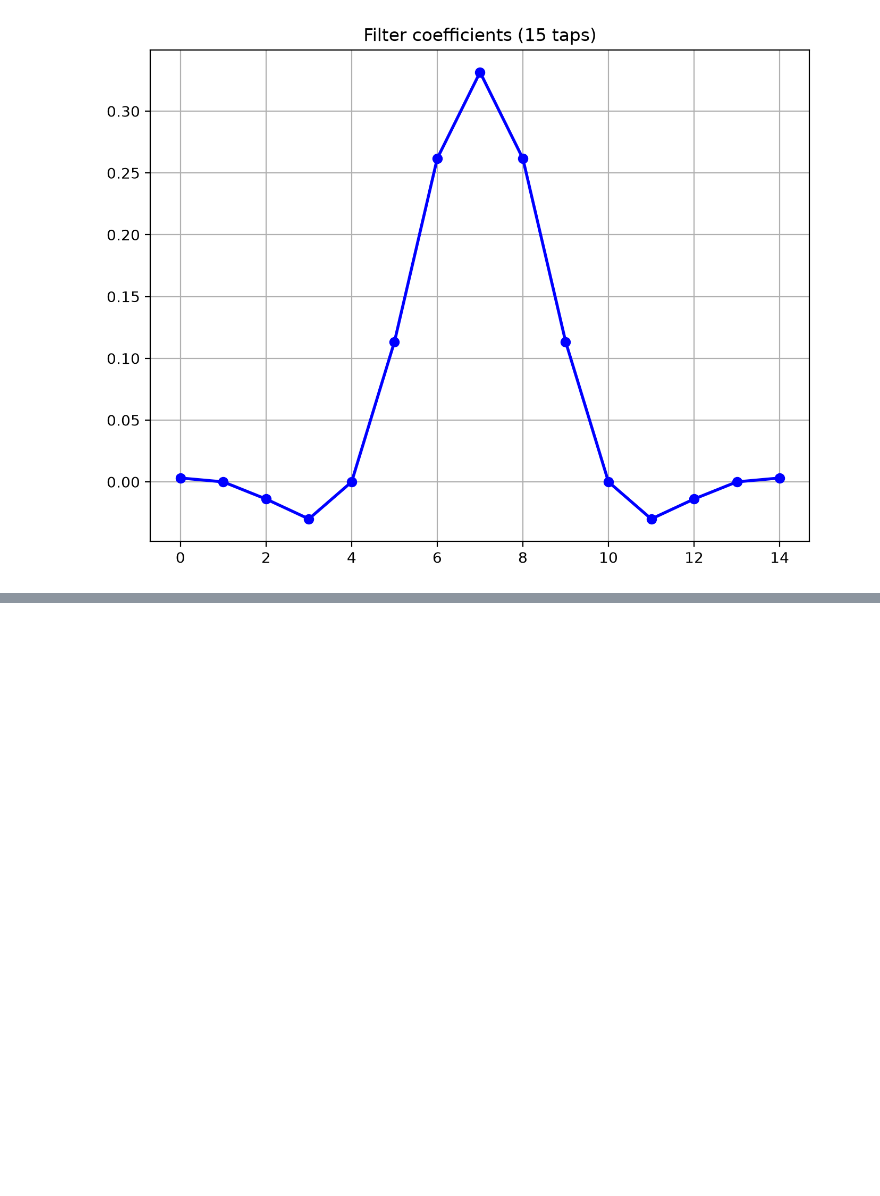
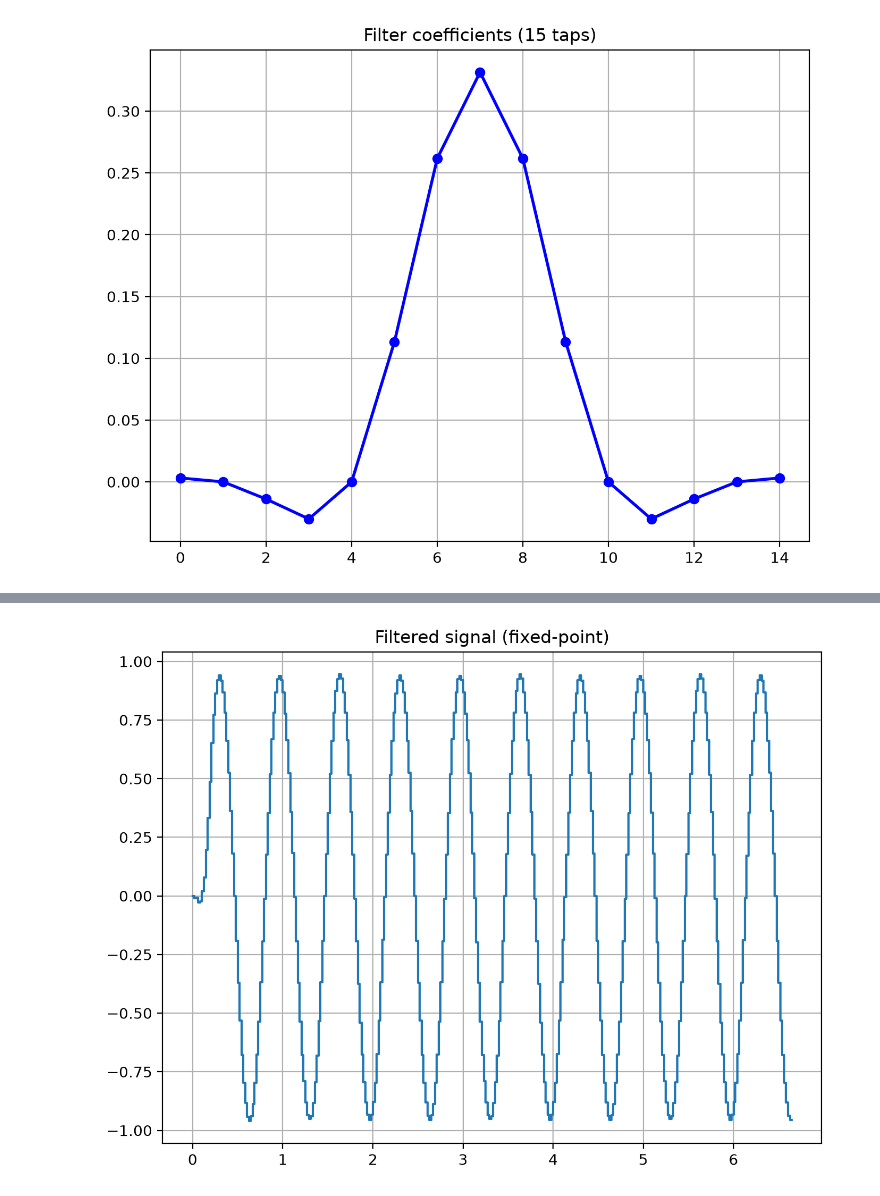
Before and after one commit to estanislaocrivos/advanced-digital-design-course, a Jupyter notebook: lab-02/python/fir/fir.ipynb, the cells around one changed output, grey strips where cells are left out. Cells and saved outputs as stored; diff of their text form; code cells hidden in the pictures; blank space fills up the shorter version.

```diff
--- a/lab-02/python/fir/fir.ipynb
+++ b/lab-02/python/fir/fir.ipynb
@@ -162,0 +213,13 @@ grid(True)
+# %%
+filtered_signal_fp = lfilter(fir_filter_coeffs_fp, 1.0, noisy_signal_fp)
+
+figure(1, figsize=(8, 6), dpi=200)
+step(
+    t_ms,
+    filtered_signal_fp,
+)
+title("Filtered signal (fixed-point)")
+grid(True)
+show()
+# %% [output]
+[figure, added]
```
Also changed, not shown: parts of 9 cells of this notebook, 9 other files.
